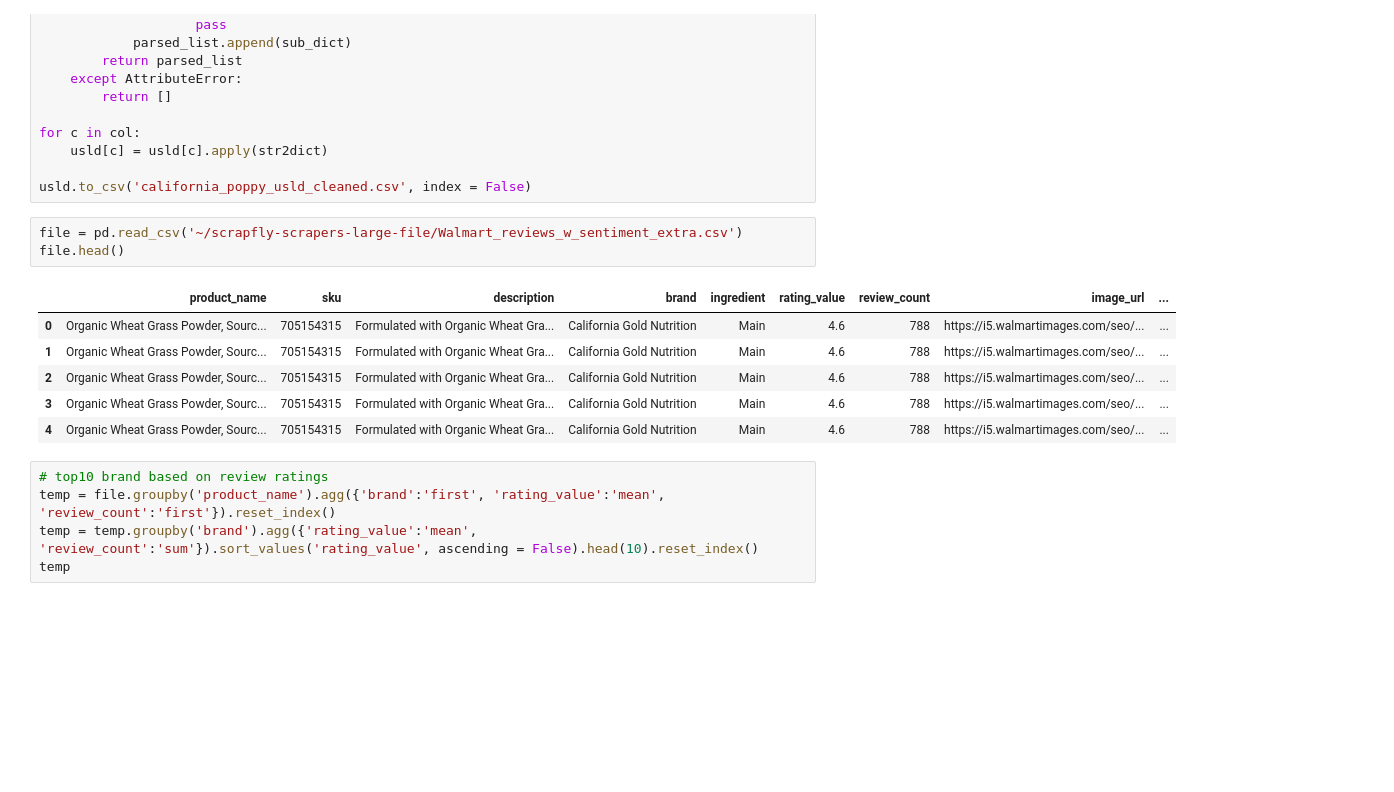
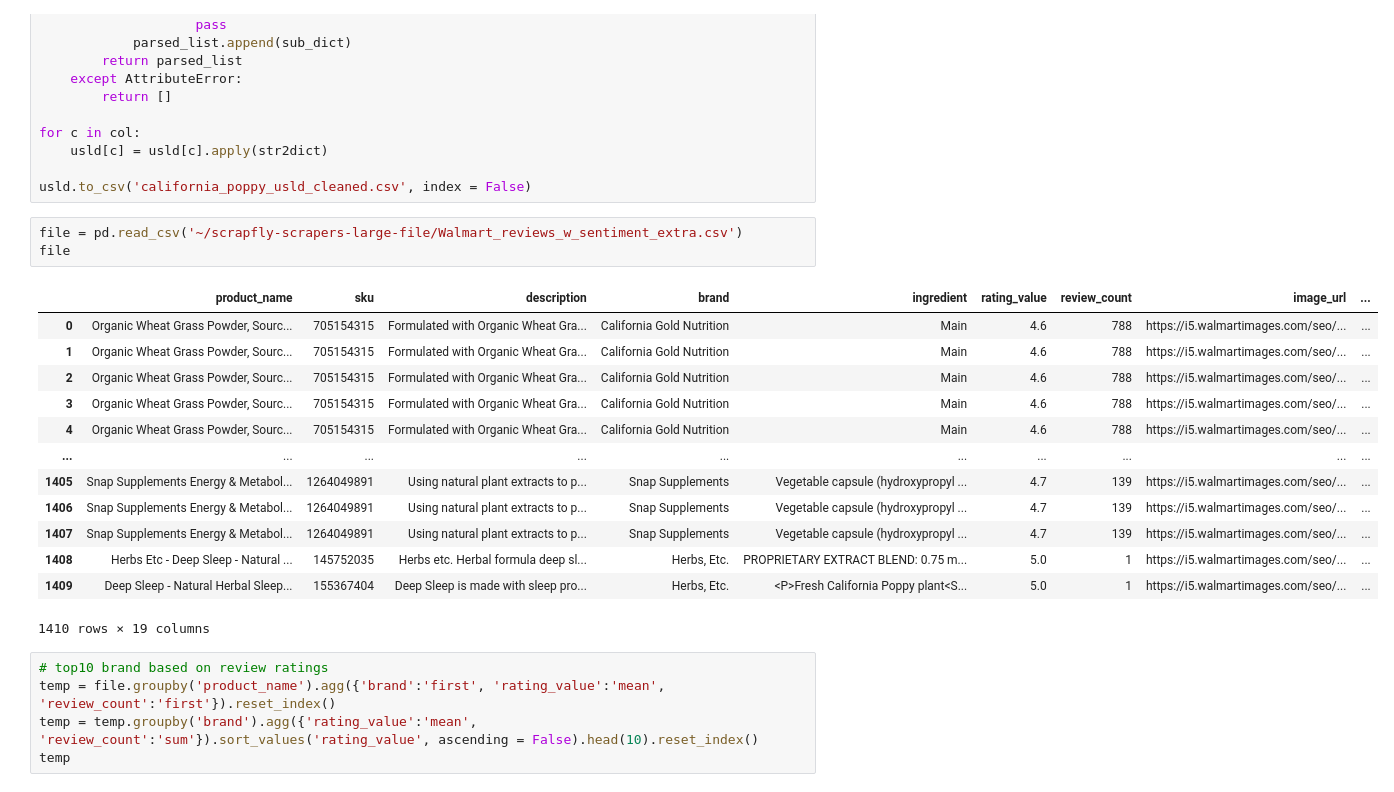
Before and after one commit to TLI2958/scrapfly-scrapers, a Jupyter notebook: etsy-scraper/results/read_res.ipynb, the cells around one changed output. Saved outputs shown, nothing was run; the diff lists cells and outputs as text; blank space fills up the shorter version.

```diff
--- a/etsy-scraper/results/read_res.ipynb
+++ b/etsy-scraper/results/read_res.ipynb
@@ -852,6 +852,6 @@ for c in col:
 usld.to_csv('california_poppy_usld_cleaned.csv', index = False)
 # %%
 file = pd.read_csv('~/scrapfly-scrapers-large-file/Walmart_reviews_w_sentiment_extra.csv')
-file.head()
+file
 # %% [output]
 |  | product_name | sku | description | brand | ingredient | rating_value | review_count | image_url | ... |
@@ -863,3 +863,10 @@ file.head()
+| ... | ... | ... | ... | ... | ... | ... | ... | ... | ... |
+| 1405 | Snap Supplements Energy & Metabol... | 1264049891 | Using natural plant extracts to p... | Snap Supplements | Vegetable capsule (hydroxypropyl ... | 4.7 | 139 | https://i5.walmartimages.com/seo/... | ... |
+| 1406 | Snap Supplements Energy & Metabol... | 1264049891 | Using natural plant extracts to p... | Snap Supplements | Vegetable capsule (hydroxypropyl ... | 4.7 | 139 | https://i5.walmartimages.com/seo/... | ... |
+| 1407 | Snap Supplements Energy & Metabol... | 1264049891 | Using natural plant extracts to p... | Snap Supplements | Vegetable capsule (hydroxypropyl ... | 4.7 | 139 | https://i5.walmartimages.com/seo/... | ... |
+| 1408 | Herbs Etc - Deep Sleep - Natural ... | 145752035 | Herbs etc. Herbal formula deep sl... | Herbs, Etc. | PROPRIETARY EXTRACT BLEND: 0.75 m... | 5.0 | 1 | https://i5.walmartimages.com/seo/... | ... |
+| 1409 | Deep Sleep - Natural Herbal Sleep... | 155367404 | Deep Sleep is made with sleep pro... | Herbs, Etc. | <P>Fresh California Poppy plant<S... | 5.0 | 1 | https://i5.walmartimages.com/seo/... | ... |
+1410 rows × 19 columns
 # %%
 # top10 brand based on review ratings
 temp = file.groupby('product_name').agg({'brand':'first', 'rating_value':'mean', 'review_count':'first'}).reset_index()
```
Also changed, not shown: parts of 13 cells of this notebook.
